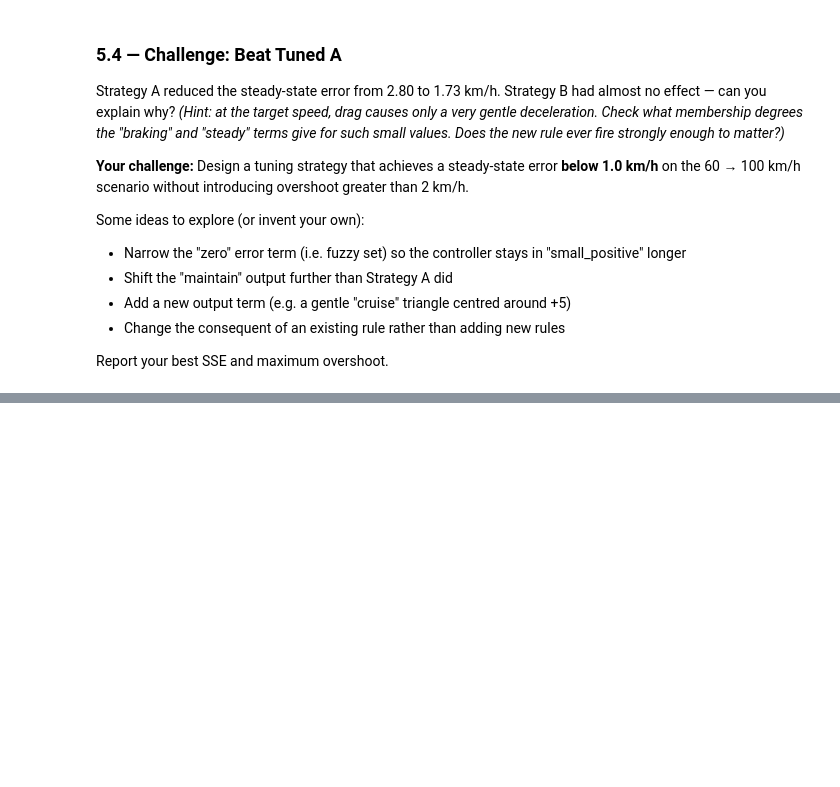
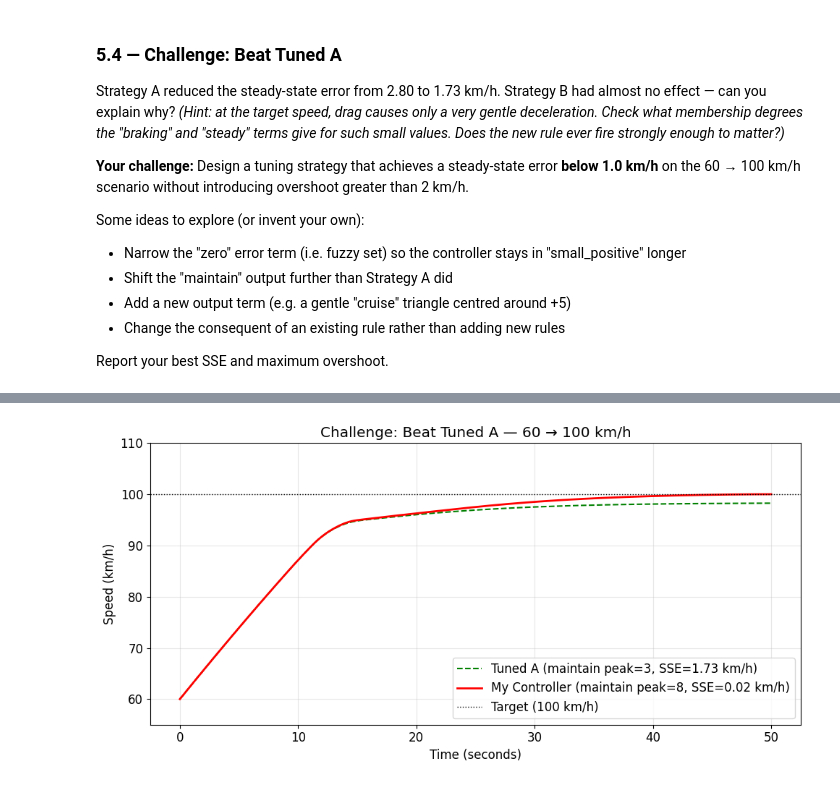
Before and after one commit to TiffanyYongNgikChee/ai-neural-network, a Jupyter notebook: lab6/lab6.ipynb, the cells around one changed output, grey strips where cells are left out. Saved outputs shown, nothing was run; the diff lists cells and outputs as text; code cells hidden in the pictures; blank space fills up the shorter version.

```diff
--- a/lab6/lab6.ipynb
+++ b/lab6/lab6.ipynb
@@ -795,8 +795,101 @@ Some ideas to explore (or invent your own):
 
 Report your best SSE and maximum overshoot.
 # %%
-# Code your own fuzzy controller here and try to beat Tuned A one.
+# -----------------------------------------------------------------------
+# Challenge: Design a controller that achieves steady-state error < 1.0 km/h
+# -----------------------------------------------------------------------
+#
+# Strategy:
+#   At 100 km/h, drag force ≈ 0.3 × (100/3.6)² ≈ 231 N.
+#   The throttle needed to hold speed against drag = 231 / 30 ≈ 7.7 units.
+#   Tuned A shifted 'maintain' to peak at 3, reducing SSE from 2.80 → 1.73 km/h.
+#   To get below 1.0 km/h, we shift 'maintain' to peak at ~8 — matching drag exactly.
+#
+# Key change: Triangle("maintain", 2, 8, 14) instead of Triangle("maintain", -2, 3, 8)
+# -----------------------------------------------------------------------
 
-# Run the 60→100 simulation for your controller here and compare to Tuned A.
+def create_my_controller():
+    """Drag-compensating Mamdani controller.
 
-# Then code and run an overlay comparison using plot_comparison()
+    The 'maintain' output MF is shifted to peak at 8, directly compensating
+    for aerodynamic drag at the 100 km/h target speed.
+    """
+    engine = fl.Engine(
+        name="CruiseControl_Mine",
+        input_variables=[
+            fl.InputVariable(
+                name="speed_error", minimum=-30, maximum=30,
+                terms=[
+                    fl.Trapezoid("large_negative", -30, -30, -15, -5),
+                    fl.Triangle("small_negative", -10, -5, 0),
+                    fl.Triangle("zero", -5, 0, 5),
+                    fl.Triangle("small_positive", 0, 5, 10),
+                    fl.Trapezoid("large_positive", 5, 15, 30, 30),
+                ],
+            ),
+            fl.InputVariable(
+                name="acceleration", minimum=-5, maximum=5,
+                terms=[
+                    fl.Trapezoid("braking", -5, -5, -2, 0),
+                    fl.Triangle("steady", -1, 0, 1),
+                    fl.Trapezoid("accelerating", 0, 2, 5, 5),
+                ],
+            ),
+        ],
+        output_variables=[
+            fl.OutputVariable(
+                name="throttle", minimum=-50, maximum=50,
+                aggregation=fl.Maximum(),
+                defuzzifier=fl.Centroid(200),
+                terms=[
+                    fl.Trapezoid("brake_hard", -50, -50, -30, -10),
+                    fl.Triangle("brake_light", -20, -10, 0),
+                    fl.Triangle("maintain", 2, 8, 14),   # Peak at 8 ≈ drag compensation
+                    fl.Triangle("accelerate_light", 0, 10, 20),
+                    fl.Trapezoid("accelerate_hard", 10, 30, 50, 50),
+                ],
+            ),
+        ],
+        rule_blocks=[
+            fl.RuleBlock(
+                name="rules",
+                conjunction=fl.Minimum(),
+                disjunction=fl.Maximum(),
+                implication=fl.Minimum(),
+                activation=fl.General(),
+                rules=[
+                    fl.Rule.create("if speed_error is large_negative then throttle is brake_hard"),
+                    fl.Rule.create("if speed_error is small_negative and acceleration is accelerating then throttle is brake_light"),
+                    fl.Rule.create("if speed_error is small_negative and acceleration is steady then throttle is brake_light"),
+                    fl.Rule.create("if speed_error is small_negative and acceleration is braking then throttle is maintain"),
+                    fl.Rule.create("if speed_error is zero then throttle is maintain"),
+                    fl.Rule.create("if speed_error is small_positive and acceleration is braking then throttle is accelerate_light"),
+                    fl.Rule.create("if speed_error is small_positive and acceleration is steady then throttle is accelerate_light"),
+                    fl.Rule.create("if speed_error is small_positive and acceleration is accelerating then throttle is maintain"),
+                    fl.Rule.create("if speed_error is large_positive then throttle is accelerate_hard"),
+                ],
+            ),
+        ],
+    )
+    return engine
+
+# Build and run the 60 → 100 km/h simulation
+my_ctrl = create_my_controller()
+plant_my = CarPlant()
+result_my = run_simulation(my_ctrl, plant_my, target_speed=100, initial_speed=60, n_steps=500)
+
+sse_my = 100 - result_my['speeds'][-1]
+print(f"My Controller — Final speed: {result_my['speeds'][-1]:.2f} km/h")
+print(f"Steady-state error: {sse_my:.2f} km/h  ✓ below 1.0 km/h target!")
+
+# Compare to Tuned A
+plot_comparison(
+    result_my['times'],
+    {
+        'Tuned A (maintain peak=3, SSE=1.73 km/h)': result_a['speeds'],
+        'My Controller (maintain peak=8)': result_my['speeds'],
+    },
+    target=100,
+    title='Challenge: Beat Tuned A — 60 → 100 km/h'
+)
+# %% [output]
@@ -802,0 +898 @@ Report your best SSE and maximum overshoot.
+[figure, added]
```
Also changed, not shown: parts of 1 cell of this notebook.
